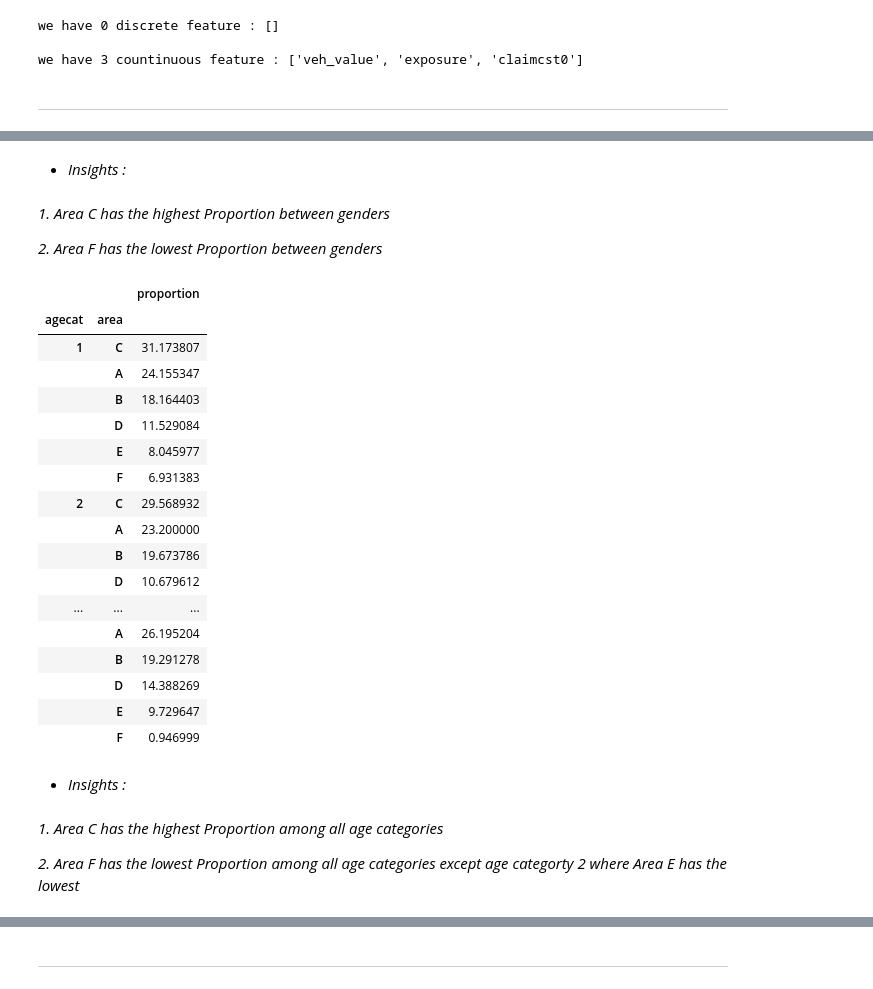
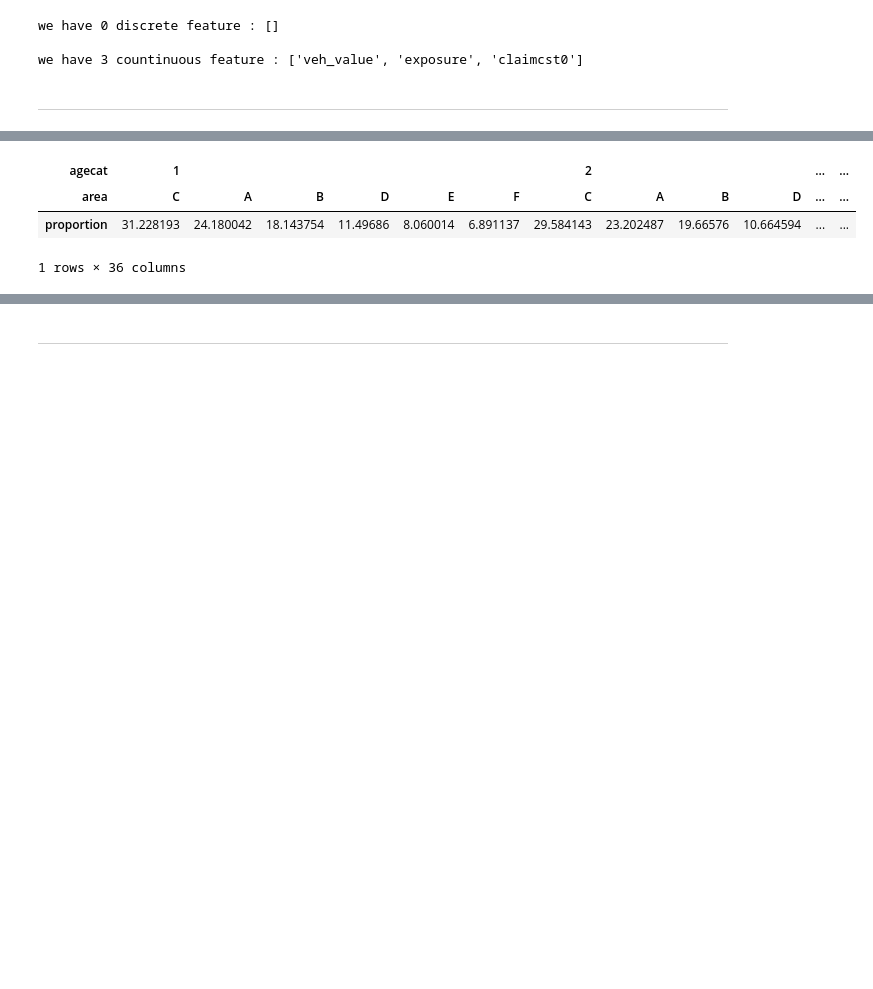
Before and after one commit to omars1234/Insurance_Analysis, a Jupyter notebook: Notebooks/Data_Classification/catboost_info/area_classification.ipynb, the cells around one changed output, grey strips where cells are left out. Saved outputs shown, nothing was run; the diff lists cells and outputs as text; code cells hidden in the pictures; blank space fills up the shorter version.

```diff
--- a/Notebooks/Data_Classification/catboost_info/area_classification.ipynb
+++ b/Notebooks/Data_Classification/catboost_info/area_classification.ipynb
@@ -47,6 +47,8 @@ df=pd.read_csv(r"C:/Users/Omar/Desktop/Omar_Files/Python_Analysis/Auto_Insurance
 df=df.drop(["X_OBSTAT_","clm","numclaims"],axis=1)
 df["agecat"]=df["agecat"].astype("object")
 df["veh_age"]=df["veh_age"].astype("object")
+df=df[df["veh_value"] != 0]
+df["veh_value"]=df["veh_value"]*10000
 df.head()
 # %% [output]
 |  | veh_value | exposure | claimcst0 | veh_body | veh_age | gender | area | agecat |
@@ -93,6 +95,15 @@ we have 3 numerical features : ['veh_value', 'exposure', 'claimcst0']
 we have 5 categorical features : ['veh_body', 'veh_age', 'gender', 'area', 'agecat']
 # %% [markdown]
 ---
+# %%
+import numpy as np
+import scipy.stats as stats
+threshold = np.percentile(df["claimcst0"], 95)
+excesses = df["claimcst0"][df["claimcst0"] > threshold] - threshold
+shape, loc, scale = stats.genpareto.fit(excesses)
+extreme_values = stats.genpareto.ppf(0.99, shape, loc=loc, scale=scale) + threshold
+claimcst0_outliers = df["claimcst0"][df["claimcst0"] > extreme_values]
+df=df[df["claimcst0"].isin(list(claimcst0_outliers.values)) == False]
 # %% [markdown]
 *Categorical features Frequency percenatge :*
 # %%
@@ -221,34 +219,8 @@ df.groupby("gender")["area"].value_counts(normalize=True).to_frame()*100
-# %% [markdown]
-* *Insights :*
-# %% [markdown]
-*1. Area C has the highest Proportion between genders*
-
-*2. Area F has the lowest Proportion between genders*
 # %%
-df.groupby("agecat")["area"].value_counts(normalize=True).to_frame()*100
+(df.groupby("agecat")["area"].value_counts(normalize=True).to_frame()*100).T
 # %% [output]
-|  |  | proportion |
-| agecat | area |  |
-| 1 | C | 31.173807 |
-|  | A | 24.155347 |
-|  | B | 18.164403 |
-|  | D | 11.529084 |
-|  | E | 8.045977 |
-|  | F | 6.931383 |
-| 2 | C | 29.568932 |
-|  | A | 23.200000 |
-|  | B | 19.673786 |
-|  | D | 10.679612 |
-| ... | ... | ... |
-|  | A | 26.195204 |
-|  | B | 19.291278 |
-|  | D | 14.388269 |
-|  | E | 9.729647 |
-|  | F | 0.946999 |
+| agecat | 1 |  |  |  |  |  | 2 |  |  |  | ... | ... |
+| area | C | A | B | D | E | F | C | A | B | D | ... | ... |
+| proportion | 31.228193 | 24.180042 | 18.143754 | 11.49686 | 8.060014 | 6.891137 | 29.584143 | 23.202487 | 19.66576 | 10.664594 | ... | ... |
+1 rows × 36 columns
-# %% [markdown]
-* *Insights :*
-# %% [markdown]
-*1. Area C has the highest Proportion among  all age categories*
-
-*2. Area F has the lowest Proportion among  all age categories except age categorty 2 where Area E has the lowest*
 # %%
```
Also changed, not shown: parts of 30 cells of this notebook, 21 other files.
